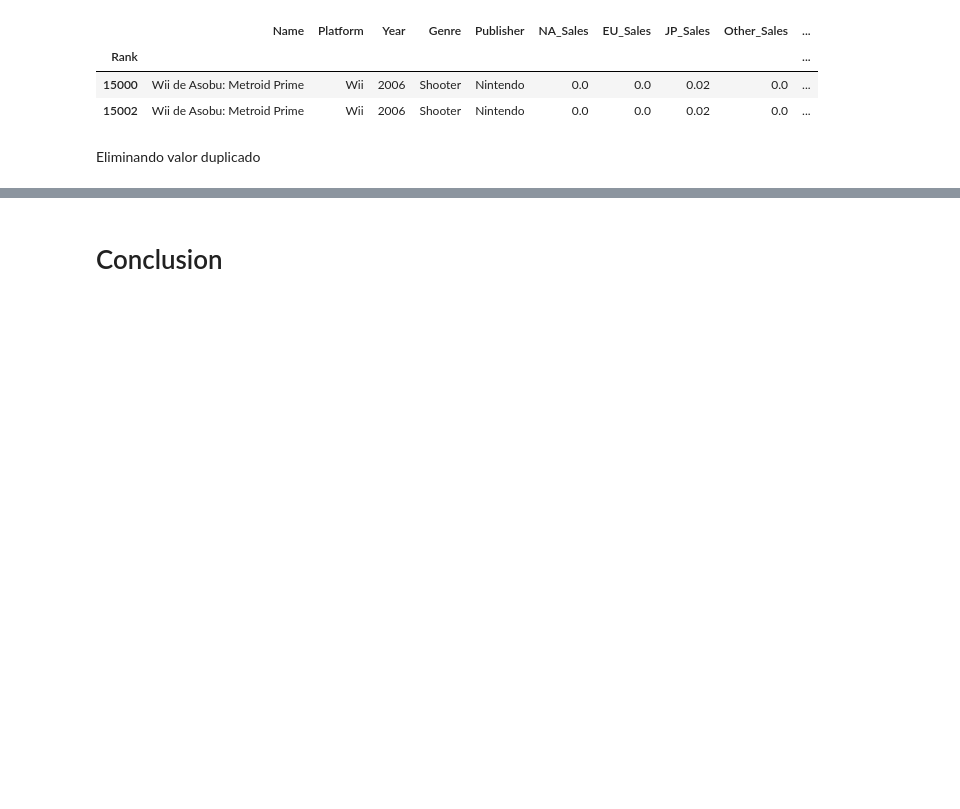
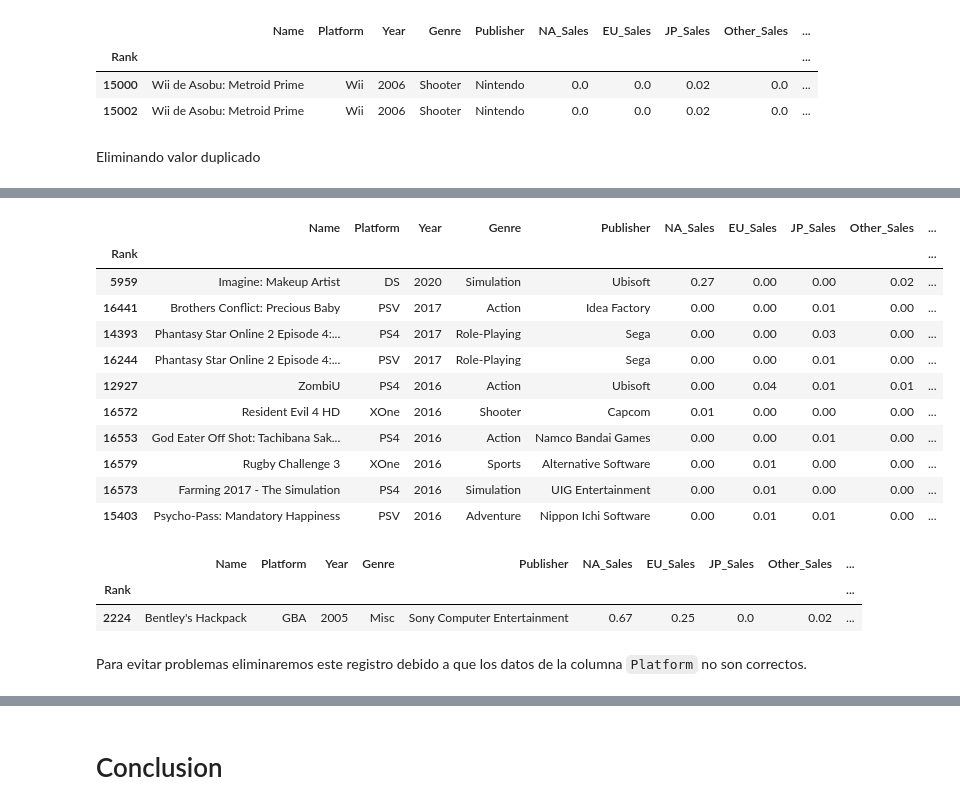
Before and after one commit to fpalvim/DS102024, a Jupyter notebook: 0.1-Proyectos/2-proyecto_EDA/proyecto_EDA.ipynb, the cells around one changed output, grey strips where cells are left out. Cells and saved outputs as stored; diff of their text form; code cells hidden in the pictures; blank space fills up the shorter version.

```diff
--- a/0.1-Proyectos/2-proyecto_EDA/proyecto_EDA.ipynb
+++ b/0.1-Proyectos/2-proyecto_EDA/proyecto_EDA.ipynb
@@ -776,0 +801,15 @@ Comprobando que la linea duplicada ya no está presente en el dataset
+# %%
+df.sort_values(by='Year', ascending=False).head(10)
+# %% [output]
+|  | Name | Platform | Year | Genre | Publisher | NA_Sales | EU_Sales | JP_Sales | Other_Sales | ... |
+| Rank |  |  |  |  |  |  |  |  |  | ... |
+| 5959 | Imagine: Makeup Artist | DS | 2020 | Simulation | Ubisoft | 0.27 | 0.00 | 0.00 | 0.02 | ... |
+| 16441 | Brothers Conflict: Precious Baby | PSV | 2017 | Action | Idea Factory | 0.00 | 0.00 | 0.01 | 0.00 | ... |
+| 14393 | Phantasy Star Online 2 Episode 4:... | PS4 | 2017 | Role-Playing | Sega | 0.00 | 0.00 | 0.03 | 0.00 | ... |
+| 16244 | Phantasy Star Online 2 Episode 4:... | PSV | 2017 | Role-Playing | Sega | 0.00 | 0.00 | 0.01 | 0.00 | ... |
+| 12927 | ZombiU | PS4 | 2016 | Action | Ubisoft | 0.00 | 0.04 | 0.01 | 0.01 | ... |
+| 16572 | Resident Evil 4 HD | XOne | 2016 | Shooter | Capcom | 0.01 | 0.00 | 0.00 | 0.00 | ... |
+| 16553 | God Eater Off Shot: Tachibana Sak... | PS4 | 2016 | Action | Namco Bandai Games | 0.00 | 0.00 | 0.01 | 0.00 | ... |
+| 16579 | Rugby Challenge 3 | XOne | 2016 | Sports | Alternative Software | 0.00 | 0.01 | 0.00 | 0.00 | ... |
+| 16573 | Farming 2017 - The Simulation | PS4 | 2016 | Simulation | UIG Entertainment | 0.00 | 0.01 | 0.00 | 0.00 | ... |
+| 15403 | Psycho-Pass: Mandatory Happiness | PSV | 2016 | Adventure | Nippon Ichi Software | 0.00 | 0.01 | 0.01 | 0.00 | ... |
@@ -776,0 +818,8 @@ Comprobando que la linea duplicada ya no está presente en el dataset
+# %%
+df.query('Name.str.contains("Bentley")')
+# %% [output]
+|  | Name | Platform | Year | Genre | Publisher | NA_Sales | EU_Sales | JP_Sales | Other_Sales | ... |
+| Rank |  |  |  |  |  |  |  |  |  | ... |
+| 2224 | Bentley's Hackpack | GBA | 2005 | Misc | Sony Computer Entertainment | 0.67 | 0.25 | 0.0 | 0.02 | ... |
+# %% [markdown]
+Para evitar problemas eliminaremos este registro debido a que los datos de la columna ``Platform`` no son correctos.
```
Also changed, not shown: parts of 20 cells of this notebook, 4 other files.
